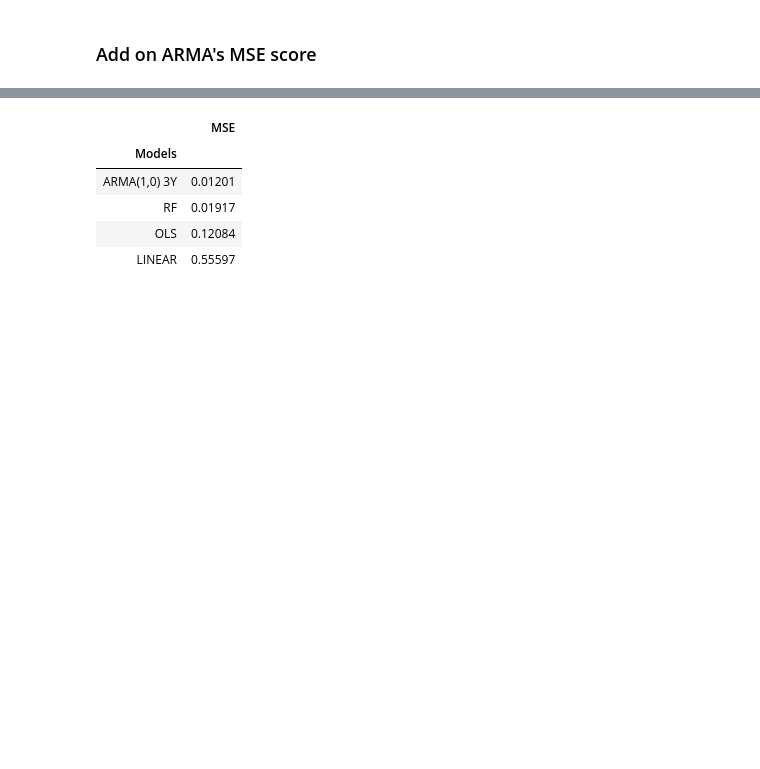
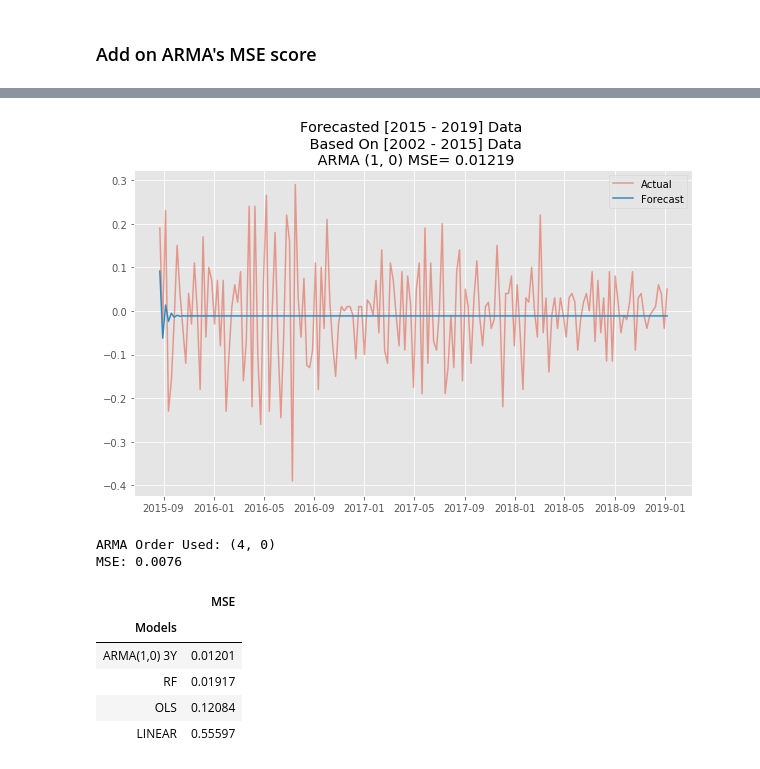
Before and after one commit to jrpaige/Solar, a Jupyter notebook: Solar_TS_Model.ipynb, the cells around one changed output, grey strips where cells are left out. Cells and saved outputs as stored; diff of their text form; code cells hidden in the pictures; blank space fills up the shorter version.

```diff
--- a/Solar_TS_Model.ipynb
+++ b/Solar_TS_Model.ipynb
@@ -172,3 +167,19 @@ arma_model(diff, arma_pd, 4, True, False)
+# %%
+# Uses inputted pd order
+# Does not use years model
+# Does plot results
+arma_model(diff, (1,0), 0, True, False)
+# %% [output]
+[figure, added]
+# %%
+# Uses auto_arima pd
+# Does use years model
+# Years = 2
+# Does not plot results
+arma_model(diff, arma_pd, 2, False, True)
+# %% [output]
+ARMA Order Used: (4, 0)
+MSE: 0.0076
 # %%
 reg_scores = score_table(y, ols_model, linear_model, rf_model)
 reg_scores = reg_scores.T
```
Also changed, not shown: parts of 14 cells of this notebook, 2 other files.
